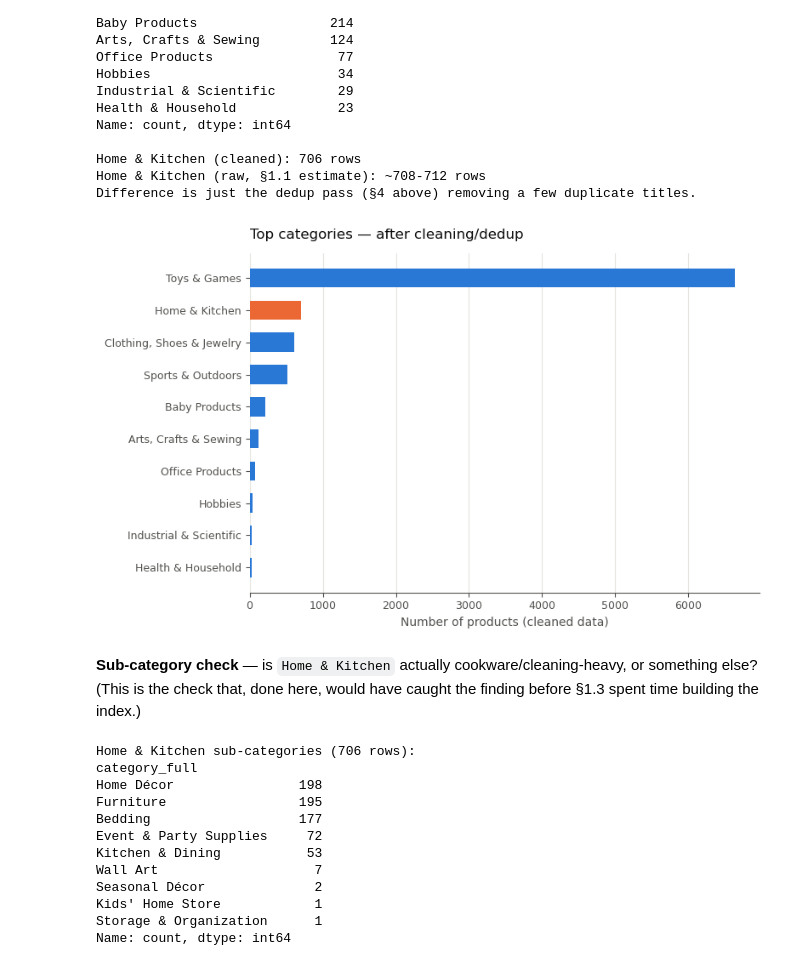
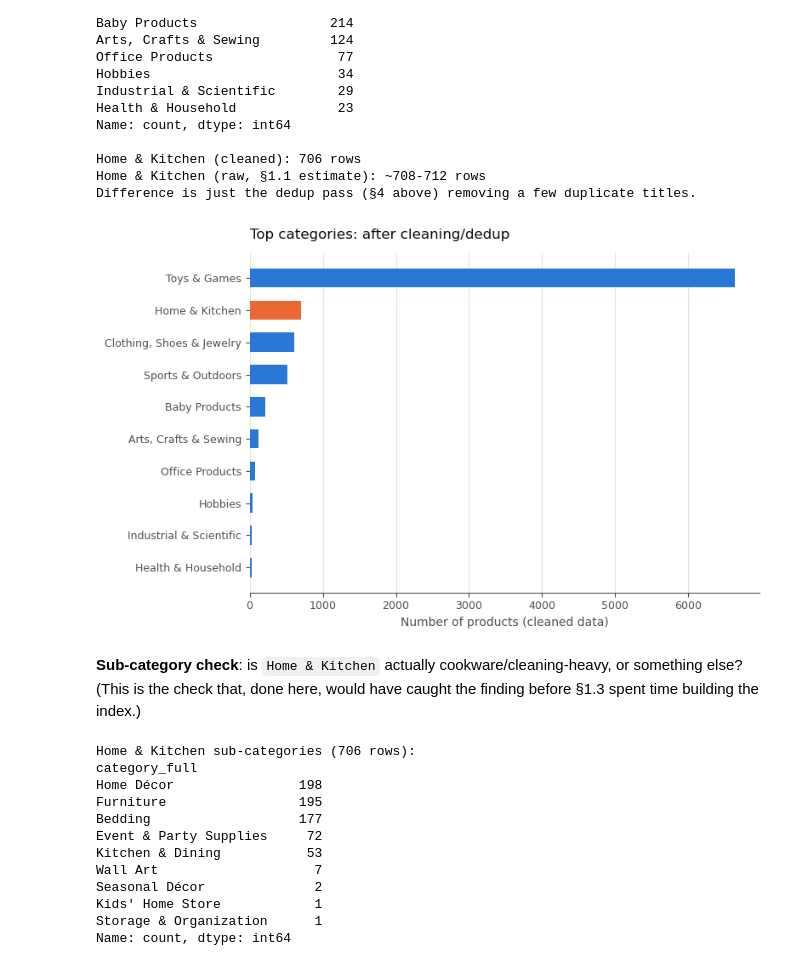
Before and after one commit to pareeyaporn/Agentic-Voice-to-Voice-AI, a Jupyter notebook: Code/1. Data Pipeline & Indexing/1.2 process data.ipynb, the cells around one changed output. Cells and saved outputs as stored; diff of their text form; code cells hidden in the pictures.

```diff
--- a/Code/1. Data Pipeline & Indexing/1.2 process data.ipynb
+++ b/Code/1. Data Pipeline & Indexing/1.2 process data.ipynb
@@ -401,20 +401,20 @@ Difference is just the dedup pass (§4 above) removing a few duplicate titles.
 # %%
 plot_cats = top_categories.head(10).rename(index={float("nan"): "(no category)"})
 colors = [ORANGE if cat == "Home & Kitchen" else BLUE for cat in plot_cats.index]
 
 fig, ax = plt.subplots(figsize=(8, 5))
 ax.barh(plot_cats.index[::-1], plot_cats.values[::-1], color=colors[::-1],
         height=0.6, zorder=3)
 ax.set_xlabel("Number of products (cleaned data)")
-ax.set_title("Top categories — after cleaning/dedup", color=TEXT_PRIMARY,
+ax.set_title("Top categories: after cleaning/dedup", color=TEXT_PRIMARY,
              fontsize=12, loc="left", pad=12)
 clean_ax(ax)
 plt.tight_layout()
 plt.show()
 # %% [output]
-[figure, old version]
+[figure, new version]
 # %% [markdown]
-**Sub-category check** — is `Home & Kitchen` actually cookware/cleaning-heavy, or something
+**Sub-category check**: is `Home & Kitchen` actually cookware/cleaning-heavy, or something
 else? (This is the check that, done here, would have caught the finding before §1.3 spent time
 building the index.)
 # %%
```
Also changed, not shown: parts of 11 cells of this notebook, 13 other files.
